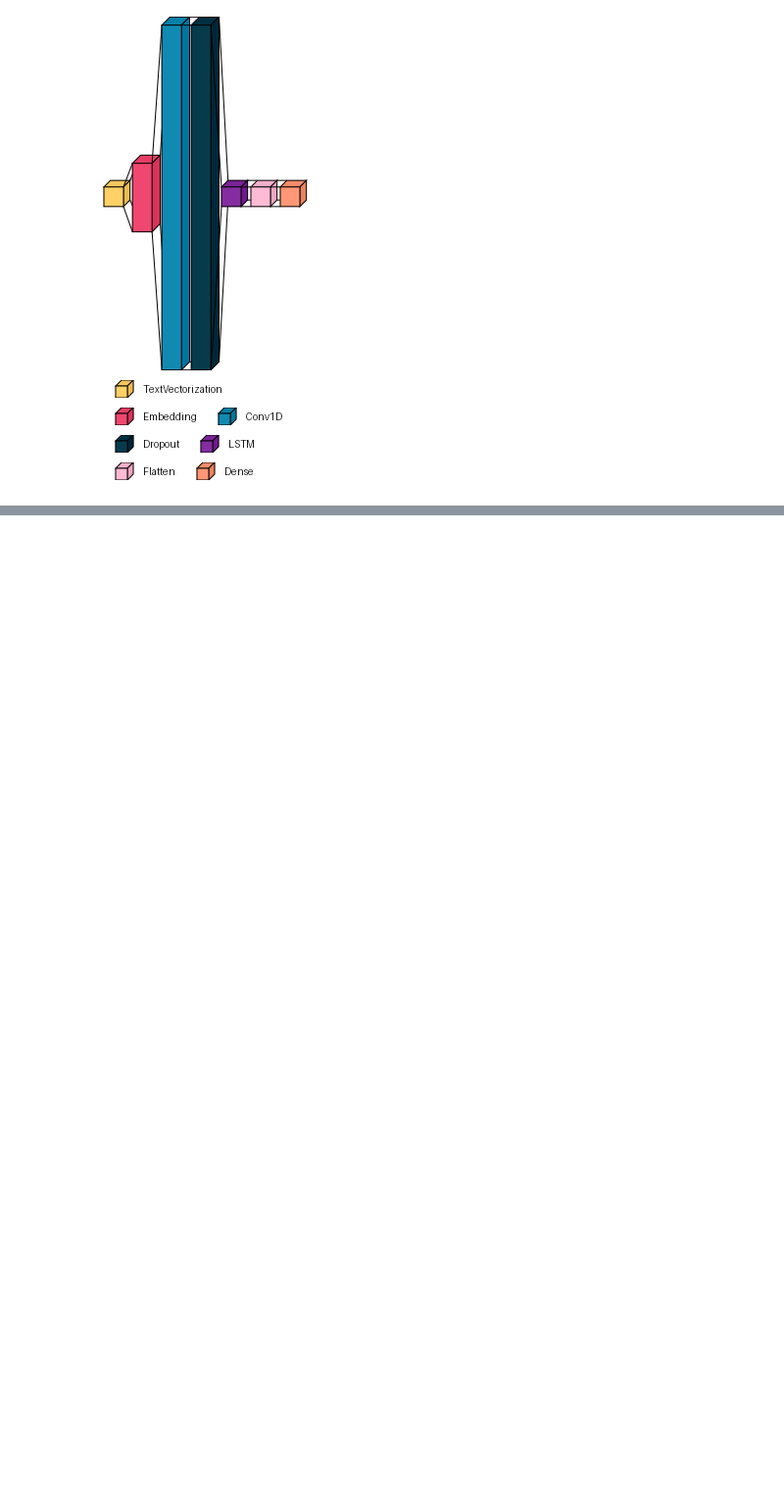
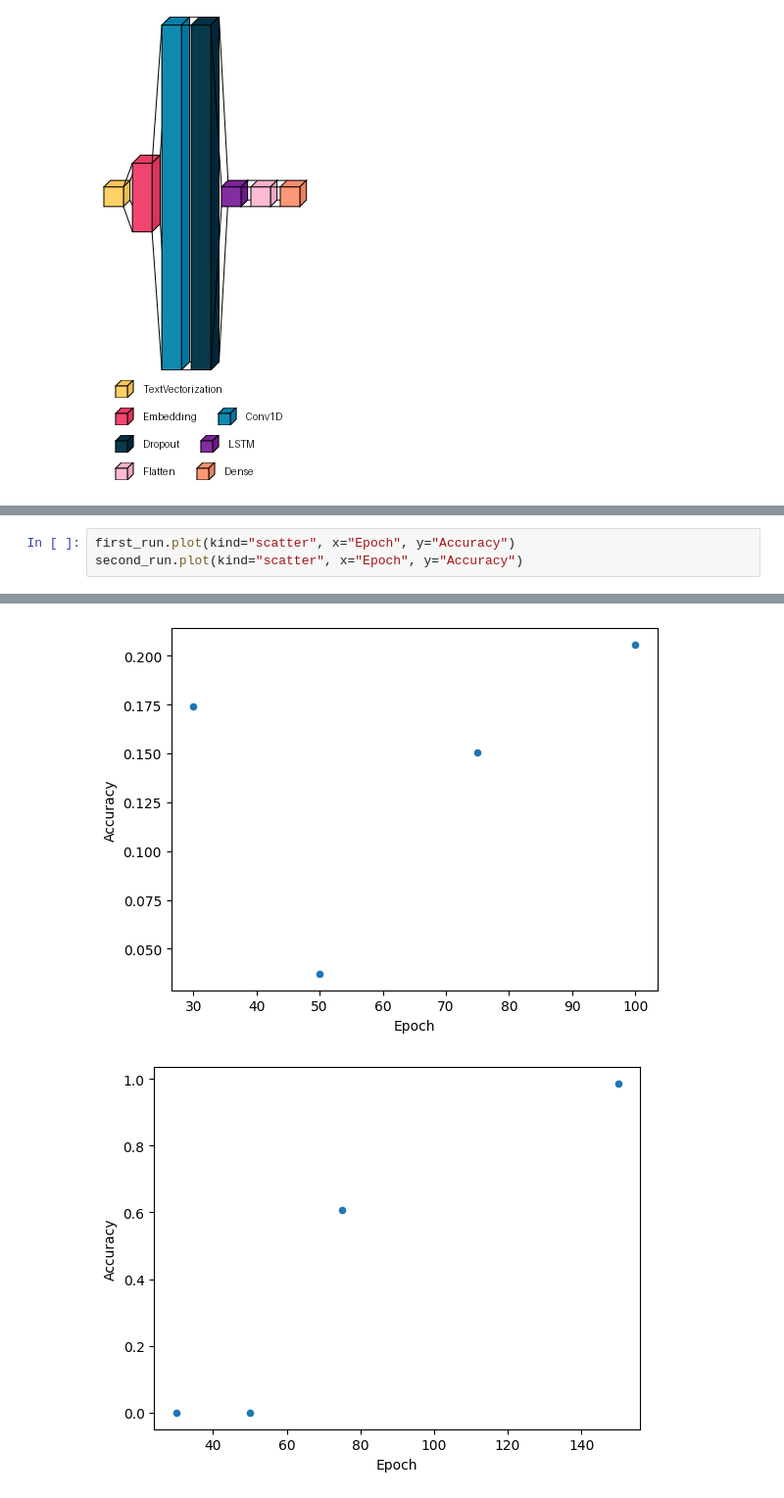
Before and after one commit to Mohitag94/MScDataScience_Project, a Jupyter notebook: model_plolts.ipynb, the cells around one changed output, grey strips where cells are left out. Shown at 98% size. Saved outputs shown, nothing was run; the diff lists cells and outputs as text; blank space fills up the shorter version.

```diff
--- a/model_plolts.ipynb
+++ b/model_plolts.ipynb
@@ -63,0 +115,4 @@ You must install graphviz (see instructions at https://graphviz.gitlab.io/downlo
+# %%
+first_run.plot(kind="scatter", x="Epoch", y="Accuracy")
+second_run.plot(kind="scatter", x="Epoch", y="Accuracy")
+# %% [output]
@@ -63,0 +120,2 @@ You must install graphviz (see instructions at https://graphviz.gitlab.io/downlo
+[figure, added]
+[figure, added]
```
Also changed, not shown: parts of 8 cells of this notebook, 1 other file.
